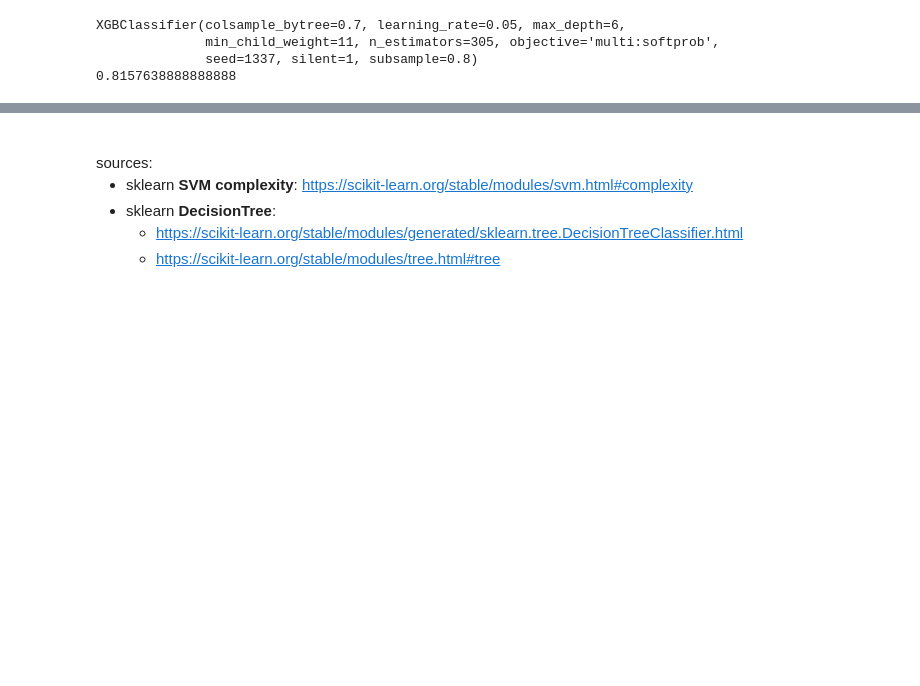
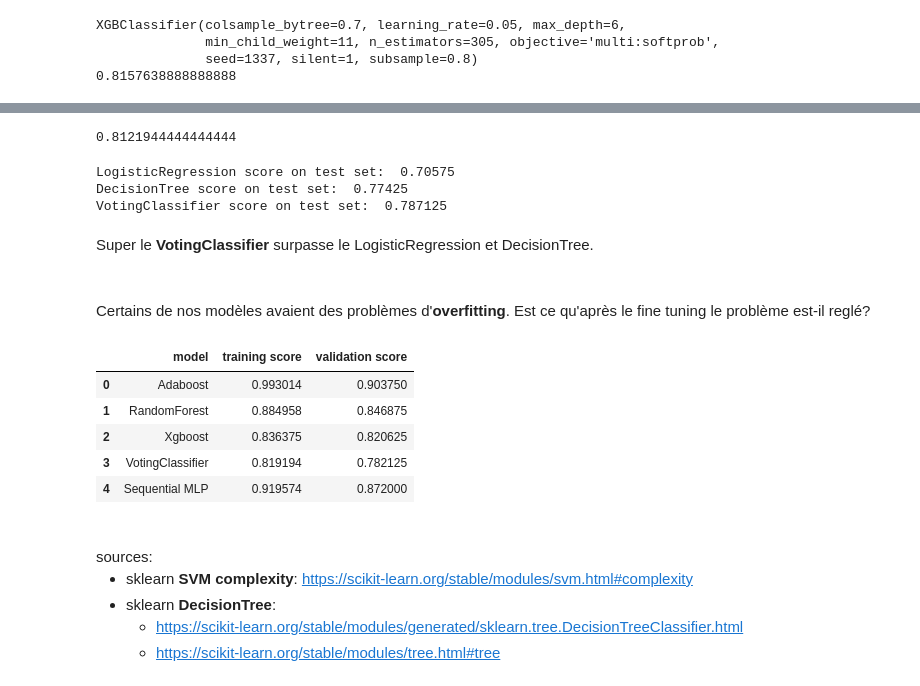
Before and after one commit to baptiste-mouton/ig4_dataScienceProject, a Jupyter notebook: supervised.ipynb, the cells around one changed output, grey strips where cells are left out. Saved outputs shown, nothing was run; the diff lists cells and outputs as text; code cells hidden in the pictures; blank space fills up the shorter version.

```diff
--- a/supervised.ipynb
+++ b/supervised.ipynb
@@ -681,3 +669,72 @@ print(2+2)
+# %%
+lg = LogisticRegression(C=0.01)
+dtc = DecisionTreeClassifier(max_depth=17, max_features='auto')
+voting_clf = VotingClassifier(estimators=[('lr', lg), ('dt', dtc)], voting='soft')
+voting_clf.fit(X_train, y_train)
+voting_clf.score(X_train, y_train)
+# %% [output]
+0.8121944444444444
+# %%
+lg.fit(X_train, y_train)
+dtc.fit(X_train, y_train)
+
+#validation
+y_lg = lg.predict(X_test)
+y_dtc = dtc.predict(X_test)
+y_vot = voting_clf.predict(X_test)
+
+print("LogisticRegression score on test set: ", accuracy_score(y_lg, y_test))
+print("DecisionTree score on test set: ", accuracy_score(y_dtc, y_test))
+print("VotingClassifier score on test set: ", accuracy_score(y_vot, y_test))
+# %% [output]
+LogisticRegression score on test set:  0.70575
+DecisionTree score on test set:  0.77425
+VotingClassifier score on test set:  0.787125
+# %% [markdown]
+Super le <b>VotingClassifier</b> surpasse le LogisticRegression et DecisionTree.
+# %% [markdown]
+<br>
+
+Certains de nos modèles avaient des problèmes d'<b>overfitting</b>. Est ce qu'après le fine tuning le problème est-il reglé?
+# %%
+models_tunes = {"Adaboost": AdaBoostClassifier(base_estimator=DecisionTreeClassifier(criterion='entropy', max_depth=14, max_features='sqrt'),
+                   learning_rate=0.5, n_estimators=170),
+ "RandomForest": RandomForestClassifier(bootstrap=False, max_depth=17, n_estimators=150),
+ "Xgboost": XGBClassifier(colsample_bytree=0.7, learning_rate=0.05, max_depth=6,
+              min_child_weight=11, n_estimators=305, objective='multi:softprob',
+              seed=1337, silent=1, subsample=0.8),
+ "VotingClassifier":voting_clf
+}
+name_model = []
+acc_train = []
+acc_valid = []
+
+for key, value in models_tunes.items():
+    name_model.append(key)
+
+    value.fit(X_train, y_train)
+    acc_train.append(value.score(X_train, y_train))
+
+    y_pred = value.predict(X_test)
+    acc_valid.append(accuracy_score(y_pred, y_test))
+# %%
+name_model.append("Sequential MLP")
+acc_train.append(np.mean(model.history.history['accuracy']))
+y_pred = model.predict_classes(X_test)
+acc_valid.append(accuracy_score(y_pred, y_test))
+
+
+
+result_validation = pd.DataFrame(data={'model': name_model, 'training score': acc_train,  'validation score': acc_valid
+                                         })
+result_validation
+# %% [output]
+|  | model | training score | validation score |
+| 0 | Adaboost | 0.993014 | 0.903750 |
+| 1 | RandomForest | 0.884958 | 0.846875 |
+| 2 | Xgboost | 0.836375 | 0.820625 |
+| 3 | VotingClassifier | 0.819194 | 0.782125 |
+| 4 | Sequential MLP | 0.919574 | 0.872000 |
 # %% [markdown]
 <br>
 sources:
```
Also changed, not shown: parts of 38 cells of this notebook.
